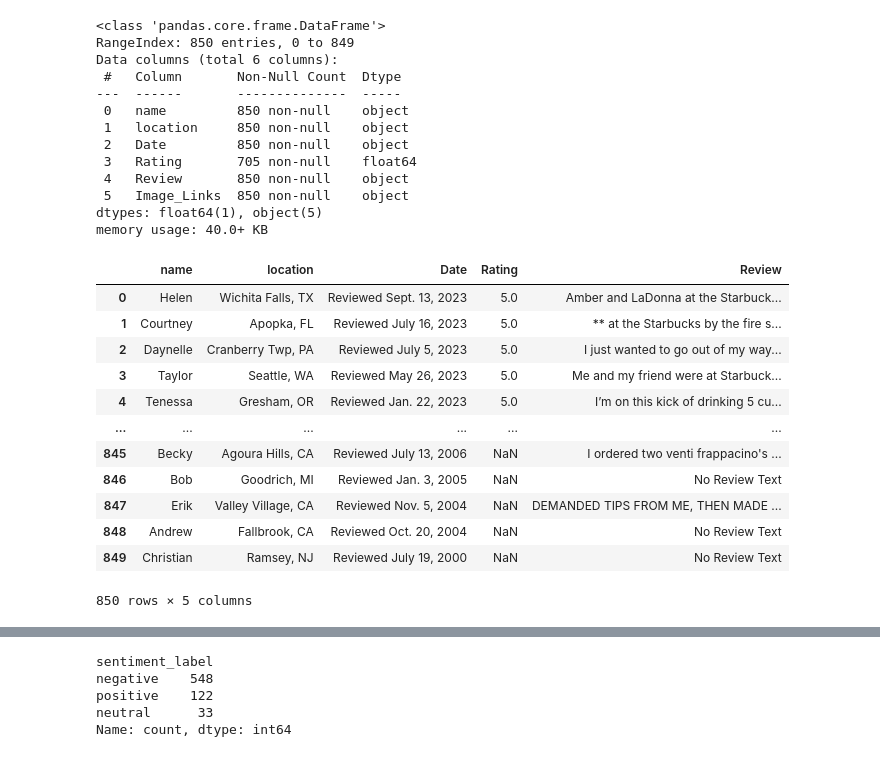
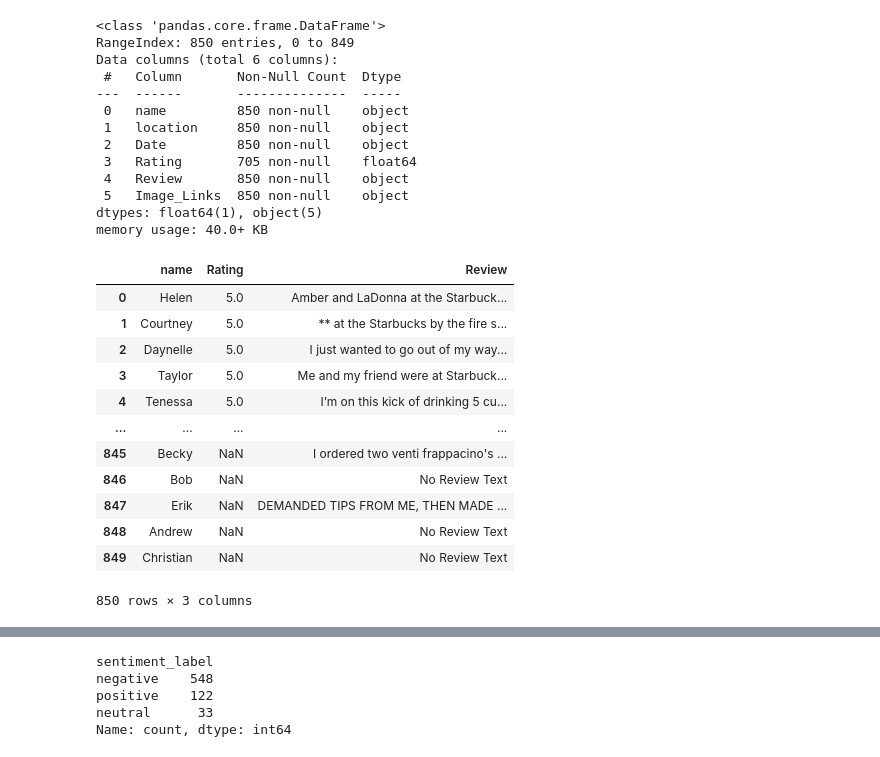
Before and after one commit to dv-tiagosilva/starbucks-reviews-analysis, a Jupyter notebook: supervised-learning.ipynb, the cells around one changed output, grey strips where cells are left out. Saved outputs shown, nothing was run; the diff lists cells and outputs as text; code cells hidden in the pictures.

```diff
--- a/supervised-learning.ipynb
+++ b/supervised-learning.ipynb
@@ -33,19 +37,19 @@ Data columns (total 6 columns):
 dtypes: float64(1), object(5)
 memory usage: 40.0+ KB
 # %%
-# I won't use column "Image_links", so I am dropping it
-df.drop(columns="Image_Links")
+# I won't use the columns "Image_links", "Date" and "location", so I am dropping it
+df.drop(columns=["Image_Links", "location", "Date"])
 # %% [output]
-|  | name | location | Date | Rating | Review |
-| 0 | Helen | Wichita Falls, TX | Reviewed Sept. 13, 2023 | 5.0 | Amber and LaDonna at the Starbuck... |
-| 1 | Courtney | Apopka, FL | Reviewed July 16, 2023 | 5.0 | ** at the Starbucks by the fire s... |
-| 2 | Daynelle | Cranberry Twp, PA | Reviewed July 5, 2023 | 5.0 | I just wanted to go out of my way... |
-| 3 | Taylor | Seattle, WA | Reviewed May 26, 2023 | 5.0 | Me and my friend were at Starbuck... |
-| 4 | Tenessa | Gresham, OR | Reviewed Jan. 22, 2023 | 5.0 | I’m on this kick of drinking 5 cu... |
-| ... | ... | ... | ... | ... | ... |
-| 845 | Becky | Agoura Hills, CA | Reviewed July 13, 2006 | NaN | I ordered two venti frappacino's ... |
-| 846 | Bob | Goodrich, MI | Reviewed Jan. 3, 2005 | NaN | No Review Text |
-| 847 | Erik | Valley Village, CA | Reviewed Nov. 5, 2004 | NaN | DEMANDED TIPS FROM ME, THEN MADE ... |
-| 848 | Andrew | Fallbrook, CA | Reviewed Oct. 20, 2004 | NaN | No Review Text |
-| 849 | Christian | Ramsey, NJ | Reviewed July 19, 2000 | NaN | No Review Text |
+|  | name | Rating | Review |
+| 0 | Helen | 5.0 | Amber and LaDonna at the Starbuck... |
+| 1 | Courtney | 5.0 | ** at the Starbucks by the fire s... |
+| 2 | Daynelle | 5.0 | I just wanted to go out of my way... |
+| 3 | Taylor | 5.0 | Me and my friend were at Starbuck... |
+| 4 | Tenessa | 5.0 | I’m on this kick of drinking 5 cu... |
+| ... | ... | ... | ... |
+| 845 | Becky | NaN | I ordered two venti frappacino's ... |
+| 846 | Bob | NaN | No Review Text |
+| 847 | Erik | NaN | DEMANDED TIPS FROM ME, THEN MADE ... |
+| 848 | Andrew | NaN | No Review Text |
+| 849 | Christian | NaN | No Review Text |
-850 rows × 5 columns
+850 rows × 3 columns
```
Also changed, not shown: parts of 22 cells of this notebook, 1 other file.
